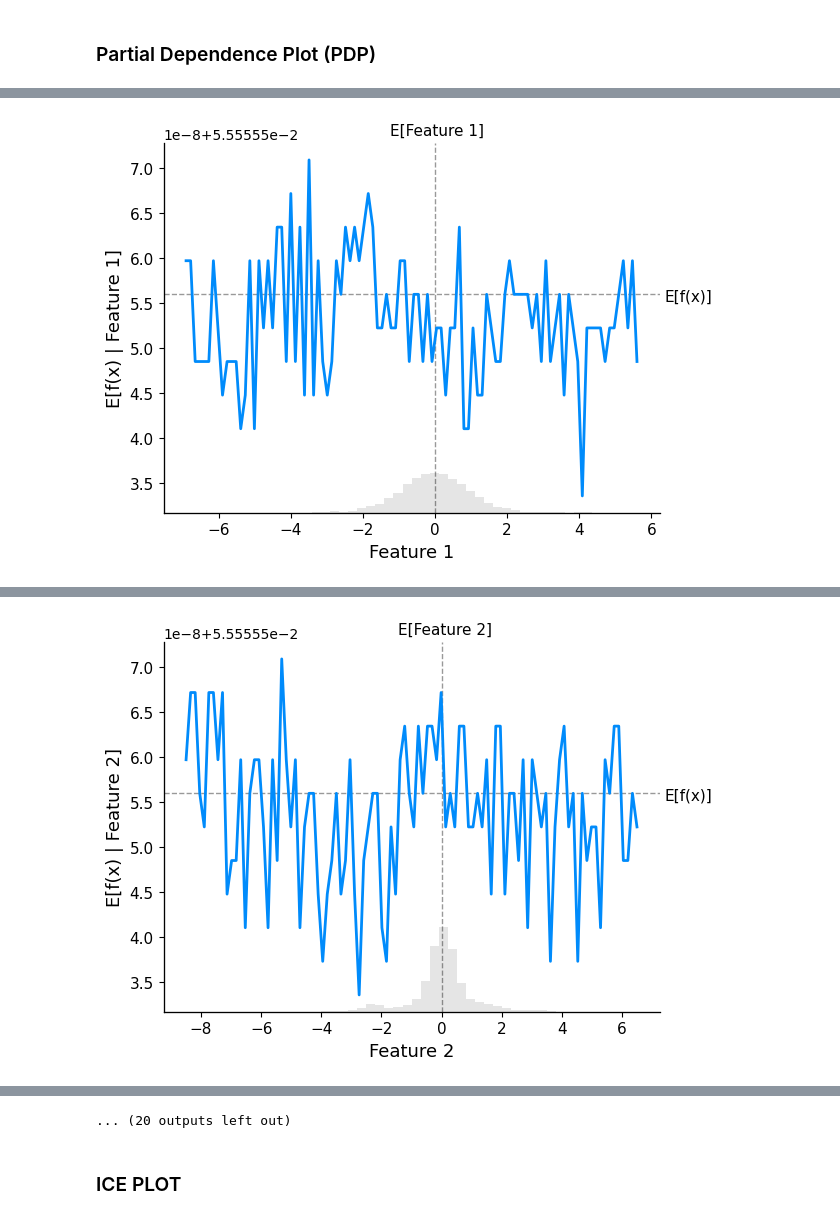
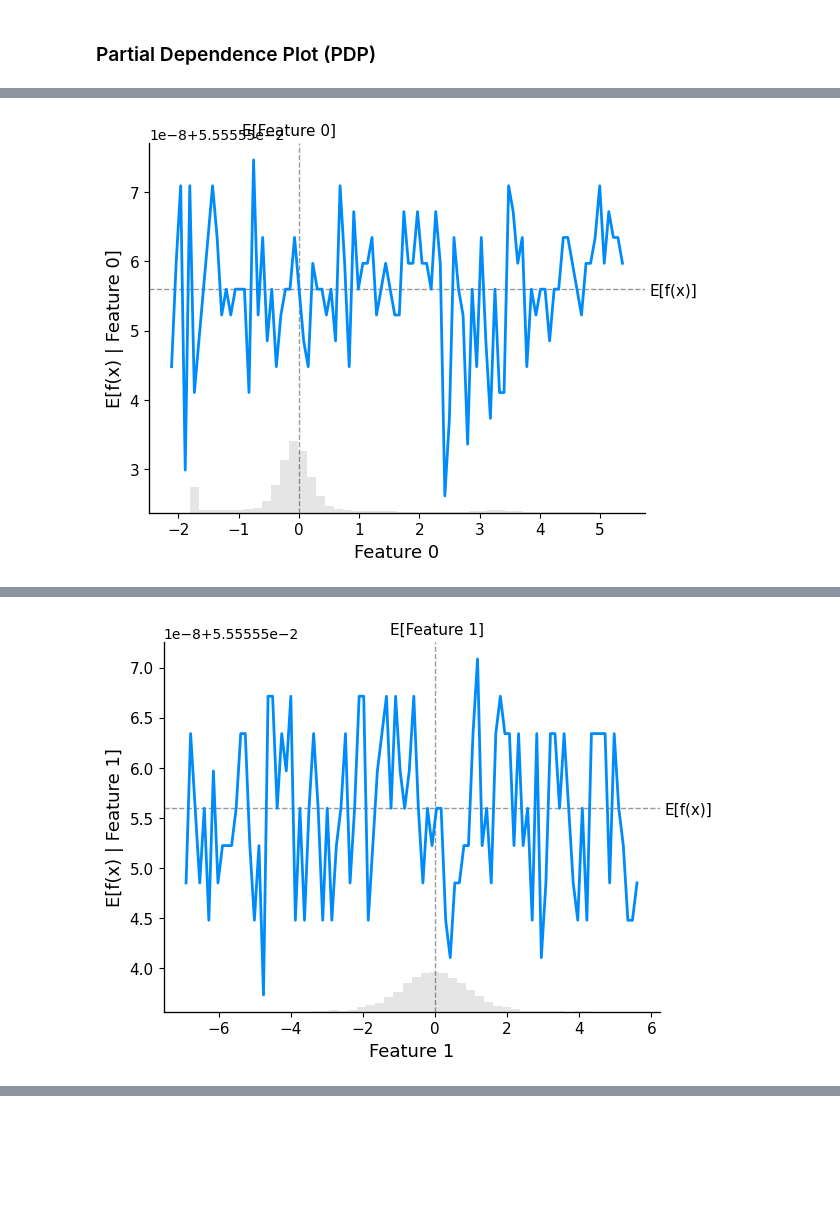
Before and after one commit to inmapercu/TFG, a Jupyter notebook: TEP.ipynb, the cells around one changed output, grey strips where cells are left out. Saved outputs shown, nothing was run; the diff lists cells and outputs as text; code cells hidden in the pictures; blank space fills up the shorter version.

```diff
--- a/TEP.ipynb
+++ b/TEP.ipynb
@@ -364,8 +369,9 @@ $$PD_i(x_i)=E_{x_i}[f(x)]$$
 # %%
 import shap
 # %%
-for i in range(1, 52):
-    print('Grafica de', i)
+list_column=list(tr)
+for i in range(0, 52):
+    print('PDP - feature ', list_column[i])
     shap.plots.partial_dependence(
     #    i, lambda x: model.predict(x)[0], train_norm, ice=False,
         i, model.predict, train_norm, ice=False,
@@ -392 +398 @@ Grafica de 1
-[figure, old version]
+[figure, new version]
@@ -410 +416 @@ Grafica de 2
-[figure, old version]
+[figure, new version]
@@ -483,3 +434,0 @@ Grafica de 6
-... (20 outputs left out)
-# %% [markdown]
-### ICE PLOT
```
Also changed, not shown: parts of 10 cells of this notebook, 1 other file.
